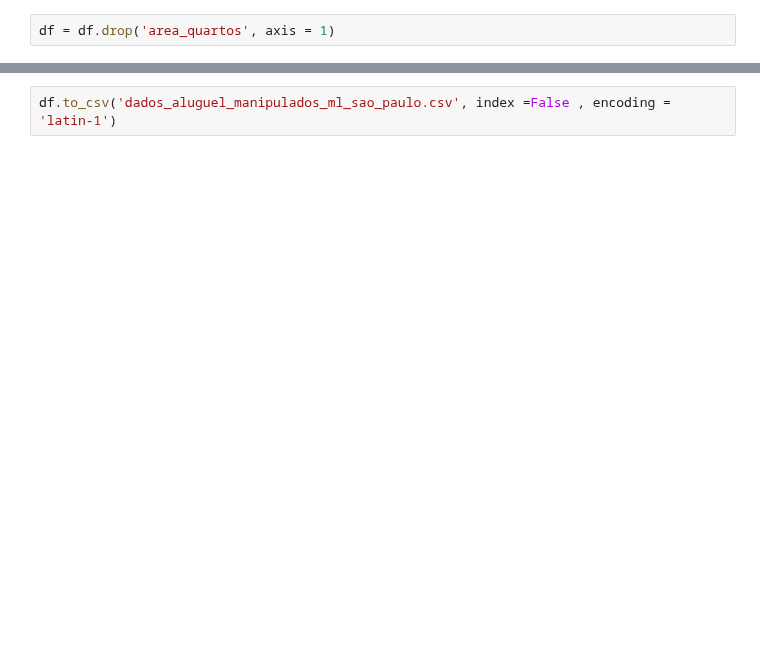
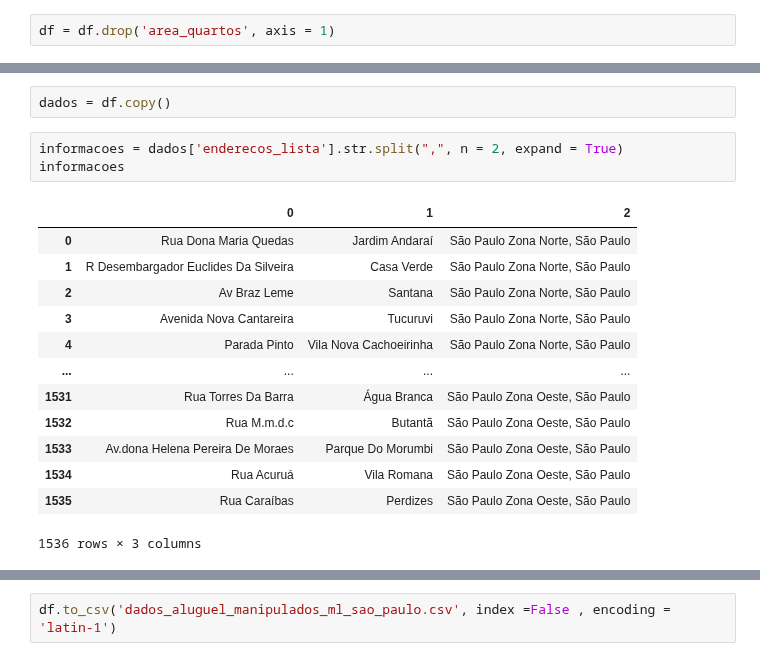
Before and after one commit to robertferro/calculadora-aluguel-ml, a Jupyter notebook: 2 - manipulação-de-dados/manipulacao_de_dados.ipynb, the cells around one changed output, grey strips where cells are left out. Drawn from its saved outputs; the diff is of its cells as text; blank space fills up the shorter version.

```diff
--- a/2 - manipulação-de-dados/manipulacao_de_dados.ipynb
+++ b/2 - manipulação-de-dados/manipulacao_de_dados.ipynb
@@ -116,0 +125,19 @@ df.head()
+# %%
+dados = df.copy()
+# %%
+informacoes = dados['enderecos_lista'].str.split(",", n = 2, expand = True)
+informacoes
+# %% [output]
+|  | 0 | 1 | 2 |
+| 0 | Rua Dona Maria Quedas | Jardim Andaraí | São Paulo Zona Norte, São Paulo |
+| 1 | R Desembargador Euclides Da Silveira | Casa Verde | São Paulo Zona Norte, São Paulo |
+| 2 | Av Braz Leme | Santana | São Paulo Zona Norte, São Paulo |
+| 3 | Avenida Nova Cantareira | Tucuruvi | São Paulo Zona Norte, São Paulo |
+| 4 | Parada Pinto | Vila Nova Cachoeirinha | São Paulo Zona Norte, São Paulo |
+| ... | ... | ... | ... |
+| 1531 | Rua Torres Da Barra | Água Branca | São Paulo Zona Oeste, São Paulo |
+| 1532 | Rua M.m.d.c | Butantã | São Paulo Zona Oeste, São Paulo |
+| 1533 | Av.dona Helena Pereira De Moraes | Parque Do Morumbi | São Paulo Zona Oeste, São Paulo |
+| 1534 | Rua Acuruá | Vila Romana | São Paulo Zona Oeste, São Paulo |
+| 1535 | Rua Caraíbas | Perdizes | São Paulo Zona Oeste, São Paulo |
+1536 rows × 3 columns
```
Also changed, not shown: parts of 34 cells of this notebook, 1 other file.
